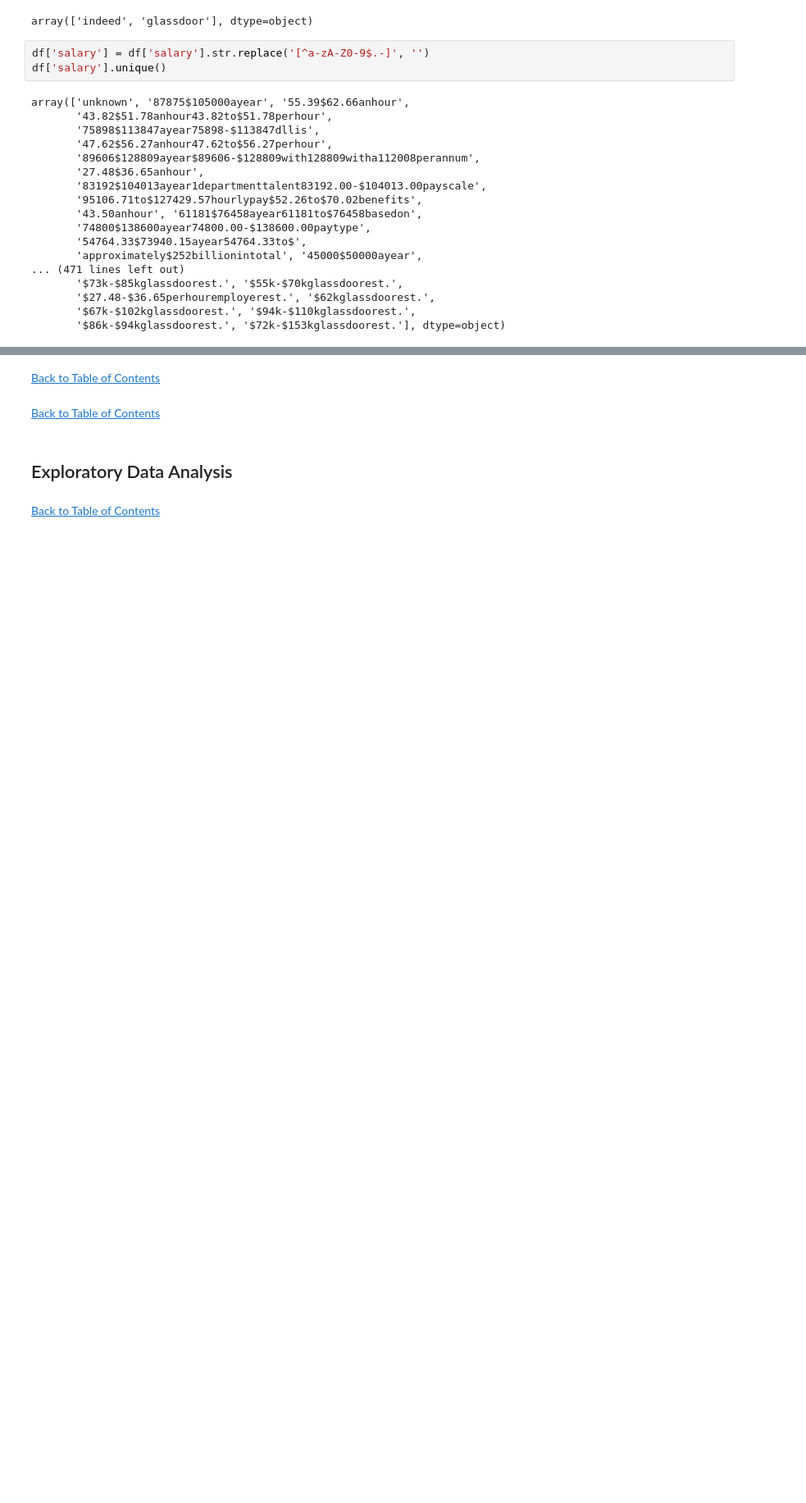
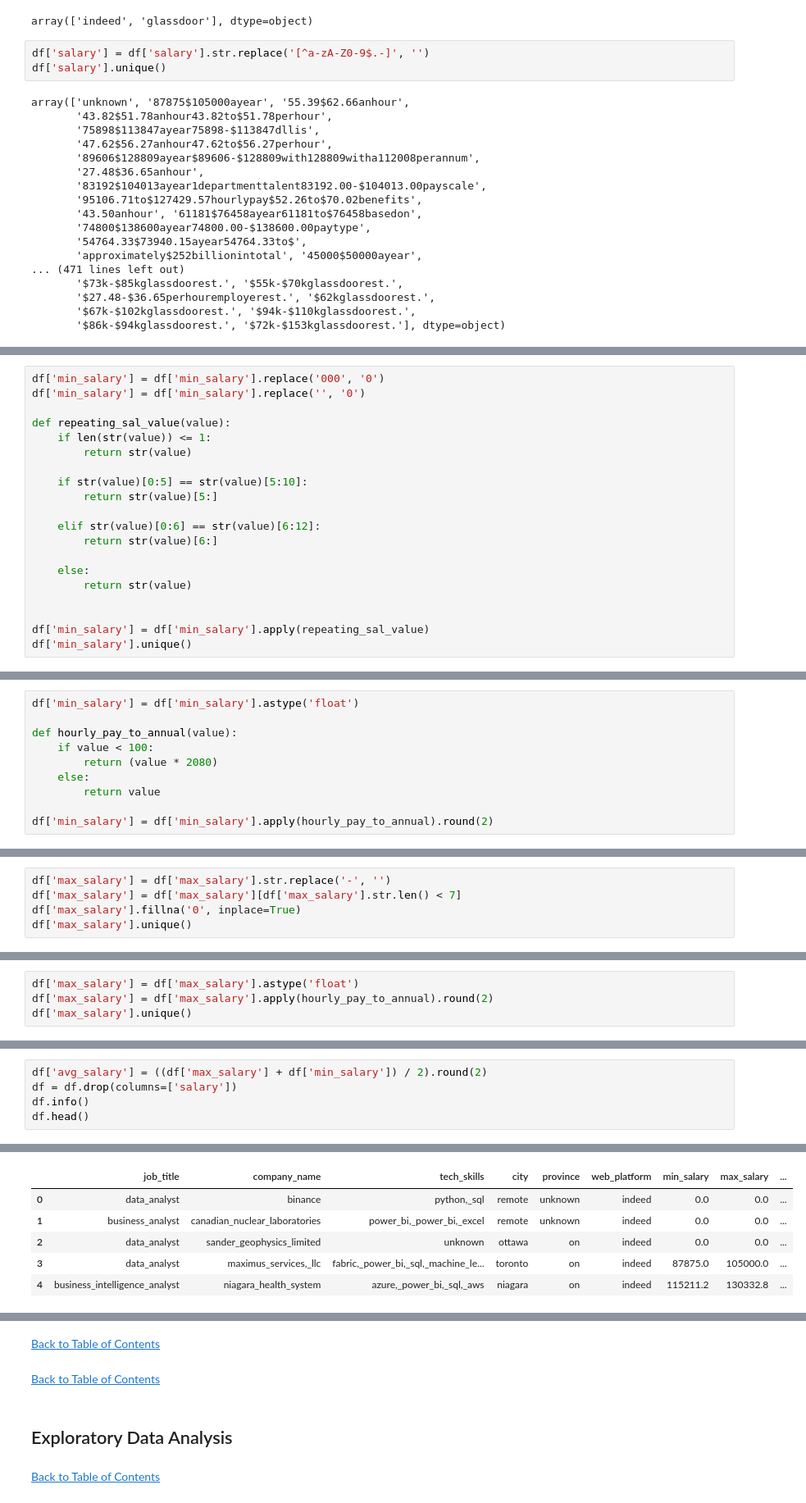
Before and after one commit to jasondo-da/Canadian_Data_Science_Jobs_Analysis, a Jupyter notebook: da_job_posts_canada_analysis.ipynb, the cells around one changed output, grey strips where cells are left out. Shown at 82% size. Saved outputs shown, nothing was run; the diff lists cells and outputs as text; blank space fills up the shorter version.

```diff
--- a/da_job_posts_canada_analysis.ipynb
+++ b/da_job_posts_canada_analysis.ipynb
@@ -462,0 +472,20 @@ array(['unknown', '87875', '55.39', '27.48', '43.50*2080', '45000',
+# %%
+df['min_salary'] = df['min_salary'].replace('000', '0')
+df['min_salary'] = df['min_salary'].replace('', '0')
+
+def repeating_sal_value(value):
+    if len(str(value)) <= 1:
+        return str(value)
+
+    if str(value)[0:5] == str(value)[5:10]:
+        return str(value)[5:]
+
+    elif str(value)[0:6] == str(value)[6:12]:
+        return str(value)[6:]
+
+    else:
+        return str(value)
+
+
+df['min_salary'] = df['min_salary'].apply(repeating_sal_value)
+df['min_salary'].unique()
@@ -462,0 +510,10 @@ array(['unknown', '87875', '55.39', '27.48', '43.50*2080', '45000',
+# %%
+df['min_salary'] = df['min_salary'].astype('float')
+
+def hourly_pay_to_annual(value):
+    if value < 100:
+        return (value * 2080)
+    else:
+        return value
+
+df['min_salary'] = df['min_salary'].apply(hourly_pay_to_annual).round(2)
@@ -462,0 +540,5 @@ array(['unknown', '87875', '55.39', '27.48', '43.50*2080', '45000',
+# %%
+df['max_salary'] = df['max_salary'].str.replace('-', '')
+df['max_salary'] = df['max_salary'][df['max_salary'].str.len() < 7]
+df['max_salary'].fillna('0', inplace=True)
+df['max_salary'].unique()
@@ -462,0 +563,4 @@ array(['unknown', '87875', '55.39', '27.48', '43.50*2080', '45000',
+# %%
+df['max_salary'] = df['max_salary'].astype('float')
+df['max_salary'] = df['max_salary'].apply(hourly_pay_to_annual).round(2)
+df['max_salary'].unique()
@@ -462,0 +585,6 @@ array(['unknown', '87875', '55.39', '27.48', '43.50*2080', '45000',
+# %%
+df['avg_salary'] = ((df['max_salary'] + df['min_salary']) / 2).round(2)
+df = df.drop(columns=['salary'])
+df.info()
+df.head()
+# %% [output]
@@ -462,0 +607,6 @@ array(['unknown', '87875', '55.39', '27.48', '43.50*2080', '45000',
+|  | job_title | company_name | tech_skills | city | province | web_platform | min_salary | max_salary | ... |
+| 0 | data_analyst | binance | python,_sql | remote | unknown | indeed | 0.0 | 0.0 | ... |
+| 1 | business_analyst | canadian_nuclear_laboratories | power_bi,_power_bi,_excel | remote | unknown | indeed | 0.0 | 0.0 | ... |
+| 2 | data_analyst | sander_geophysics_limited | unknown | ottawa | on | indeed | 0.0 | 0.0 | ... |
+| 3 | data_analyst | maximus_services,_llc | fabric,_power_bi,_sql,_machine_le... | toronto | on | indeed | 87875.0 | 105000.0 | ... |
+| 4 | business_intelligence_analyst | niagara_health_system | azure,_power_bi,_sql,_aws | niagara | on | indeed | 115211.2 | 130332.8 | ... |
```
Also changed, not shown: parts of 18 cells of this notebook.
